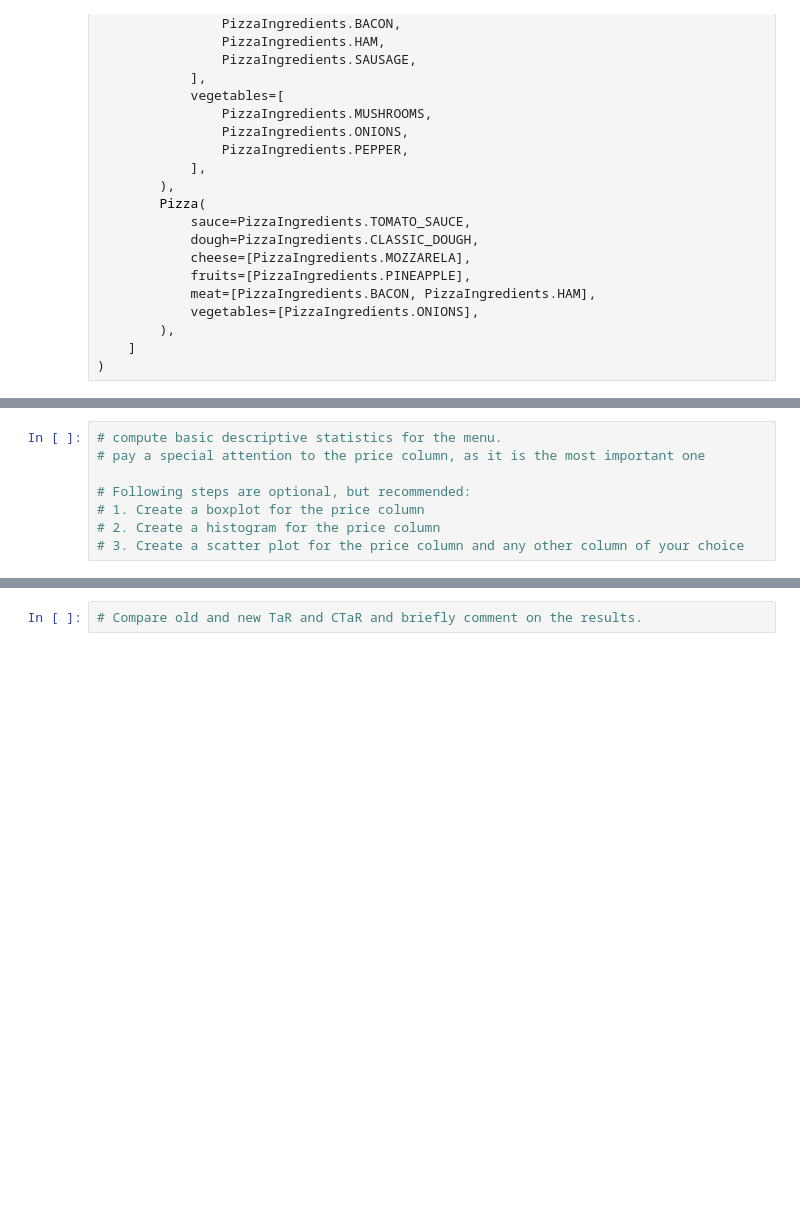
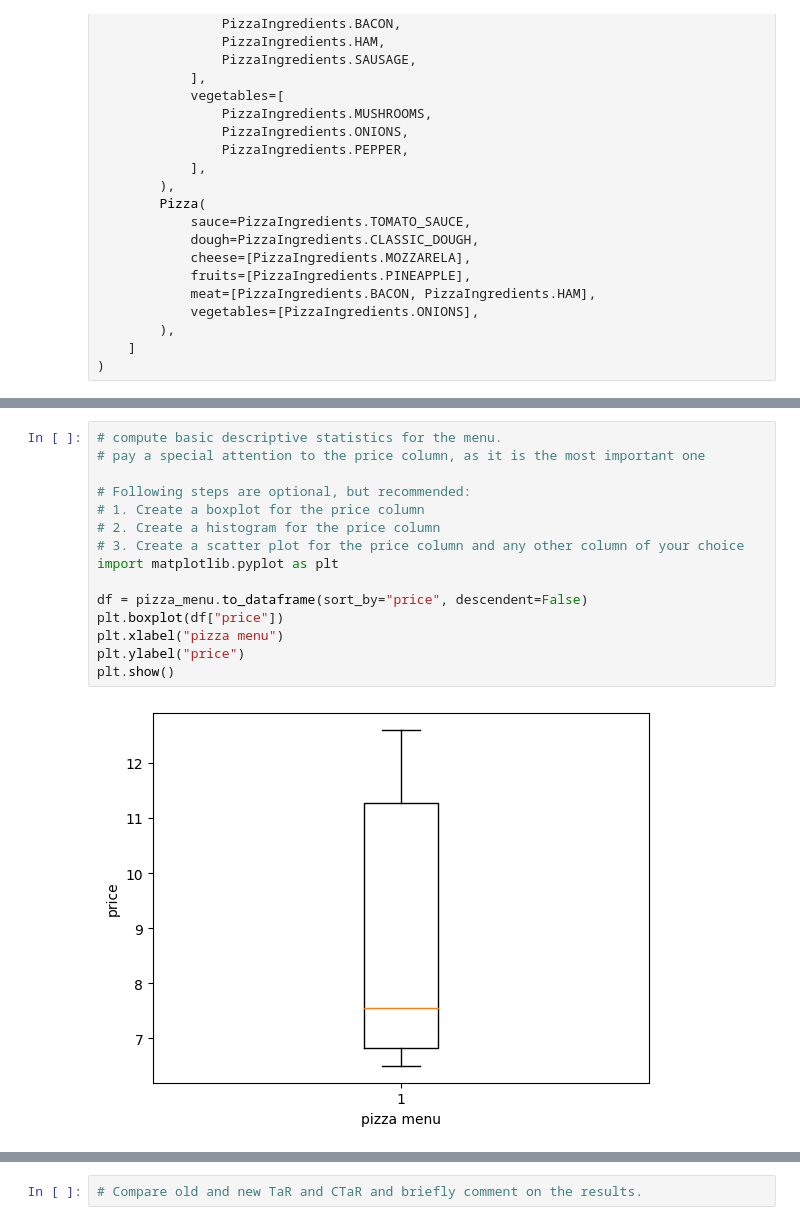
Before and after one commit to woege/maestro-pizza-maker, a Jupyter notebook: notebooks/menu_analysis.ipynb, the cells around one changed output, grey strips where cells are left out. Drawn from its saved outputs; the diff is of its cells as text; blank space fills up the shorter version.

```diff
--- a/notebooks/menu_analysis.ipynb
+++ b/notebooks/menu_analysis.ipynb
@@ -118,8 +131,17 @@ pizza_menu = PizzaMenu(
 # %%
 # compute basic descriptive statistics for the menu.
 # pay a special attention to the price column, as it is the most important one
 
 # Following steps are optional, but recommended:
 # 1. Create a boxplot for the price column
 # 2. Create a histogram for the price column
 # 3. Create a scatter plot for the price column and any other column of your choice
+import matplotlib.pyplot as plt
+
+df = pizza_menu.to_dataframe(sort_by="price", descendent=False)
+plt.boxplot(df["price"])
+plt.xlabel("pizza menu")
+plt.ylabel("price")
+plt.show()
+# %% [output]
+[figure, added]
```
Also changed, not shown: parts of 10 cells of this notebook, 7 other files.
